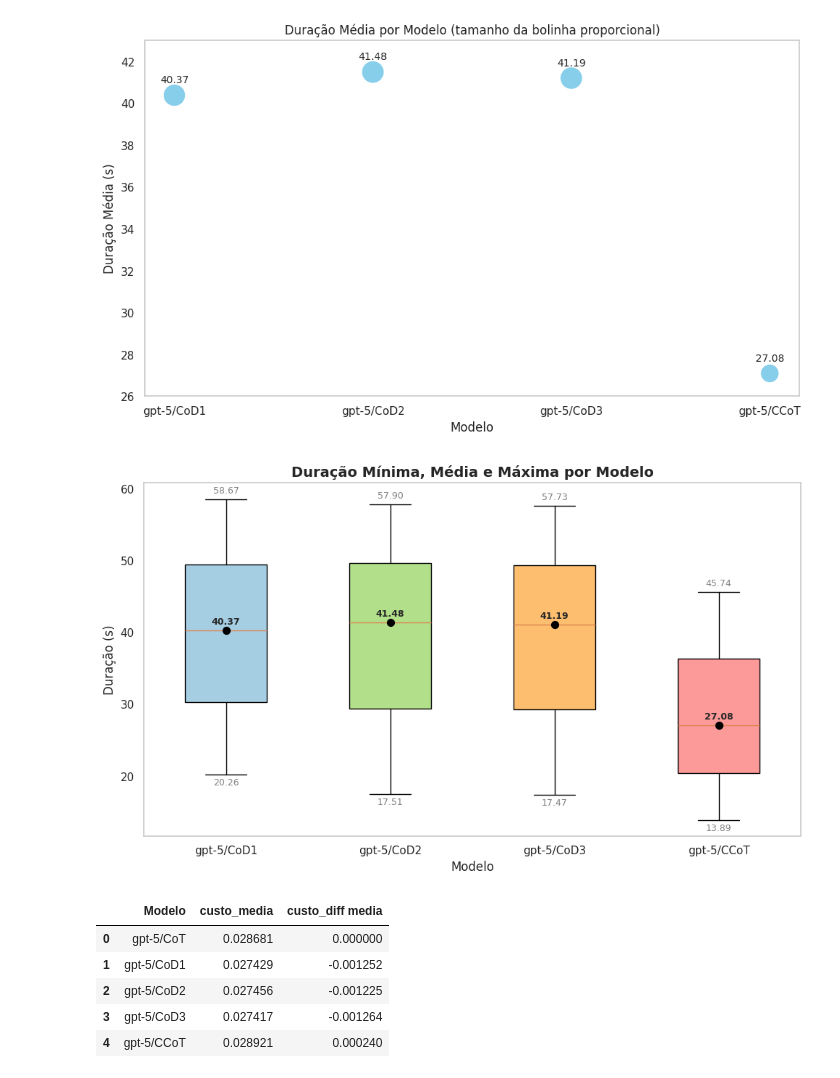
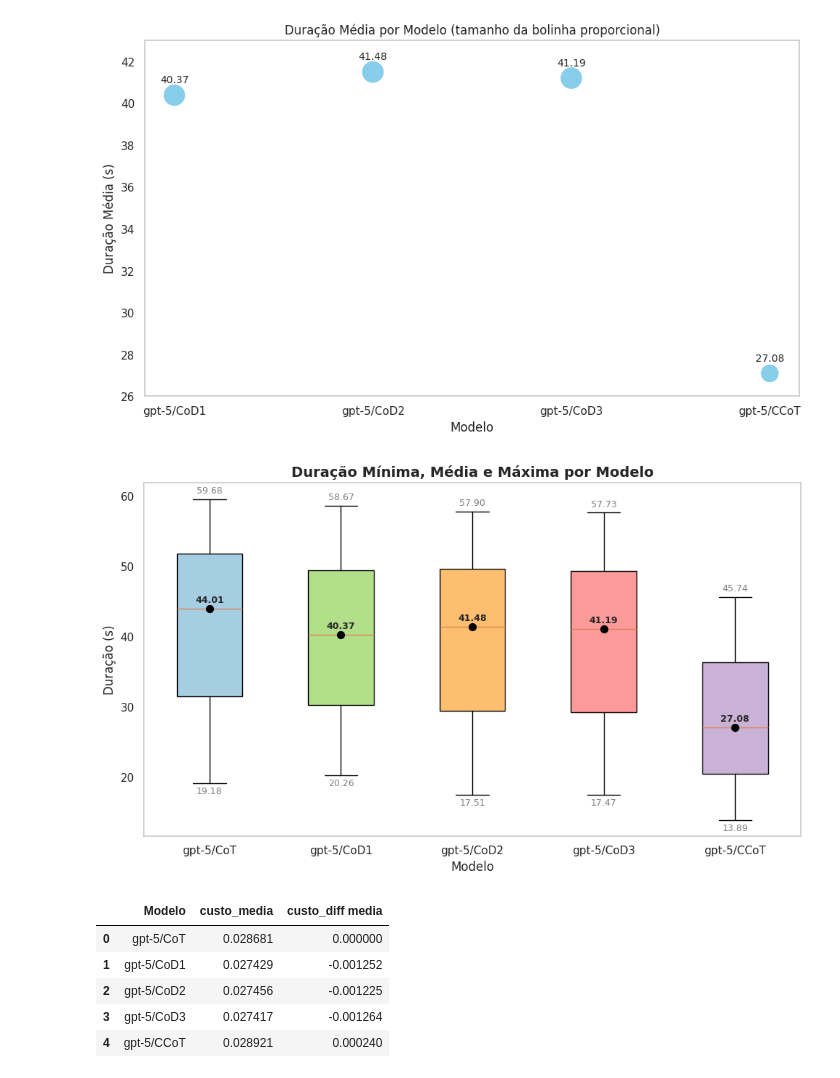
Before and after one commit to Lariiuki/ASGI, a Jupyter notebook: Imagem_analise2.ipynb, the cells around one changed output. Saved outputs shown, nothing was run; the diff lists cells and outputs as text; code cells hidden in the pictures.

```diff
--- a/Imagem_analise2.ipynb
+++ b/Imagem_analise2.ipynb
@@ -81,50 +81,50 @@ plt.show()
 # %% [output]
 [figure]
 # %%
-# Filtrar para remover o modelo CoT
-df_filtered = df[df["Modelo"] != "gpt-5/CoT"].reset_index(drop=True)
+import matplotlib.pyplot as plt
+import numpy as np
 
-# Preparar dados: cada lista contém min, media, max
+# Preparar dados: cada lista contém min, media, max (incluindo CoT)
 data = []
-for i, row in df_filtered.iterrows():
+for i, row in df.iterrows():
     data.append([row["duration_minimo"], row["duration_medio"], row["duration_maximo"]])
 
 plt.figure(figsize=(10,6))
 
 # Boxplot (customizado)
-box = plt.boxplot(data, positions=np.arange(len(df_filtered)), widths=0.5, patch_artist=True,
+box = plt.boxplot(data, positions=np.arange(len(df)), widths=0.5, patch_artist=True,
                   showmeans=False, showfliers=False, whis=[0, 100])  # whis para min/max
 
 # Cores suaves para cada box
-colors = ['#A6CEE3', '#B2DF8A', '#FDBF6F', '#FB9A99']
+colors = ['#A6CEE3', '#B2DF8A', '#FDBF6F', '#FB9A99', '#CAB2D6']  # adicionando uma cor para CoT
 for patch, color in zip(box['boxes'], colors):
     patch.set_facecolor(color)
 
 # Marcar a média como bolinha e adicionar valores
-for i, row in enumerate(df_filtered.itertuples()):
+for i, row in enumerate(df.itertuples()):
     # Média
     plt.scatter(i, row.duration_medio, color='black', s=50, zorder=3)
     plt.text(i, row.duration_medio + 0.5, f"{row.duration_medio:.2f}", ha='center', va='bottom', fontsize=9, fontweight='bold')
 
     # Mínimo
     plt.text(i, row.duration_minimo - 0.5, f"{row.duration_minimo:.2f}", ha='center', va='top', fontsize=9, color='gray')
 
     # Máximo
     plt.text(i, row.duration_maximo + 0.5, f"{row.duration_maximo:.2f}", ha='center', va='bottom', fontsize=9, color='gray')
 
 # Rótulos do eixo X
-plt.xticks(np.arange(len(df_filtered)), df_filtered["Modelo"], rotation=0, ha='center')
+plt.xticks(np.arange(len(df)), df["Modelo"], rotation=0, ha='center')
 
 # Labels e título
 plt.ylabel('Duração (s)')
 plt.xlabel('Modelo')
 plt.title('Duração Mínima, Média e Máxima por Modelo', fontsize=14, fontweight='bold')
 
 plt.grid(False)
 plt.tight_layout()
 plt.show()
 # %% [output]
-[figure, old version]
+[figure, new version]
 # %%
 df["custo_diff media"] = df["custo_diff media"].str.replace(',', '.').astype(float)
 # %%
```
